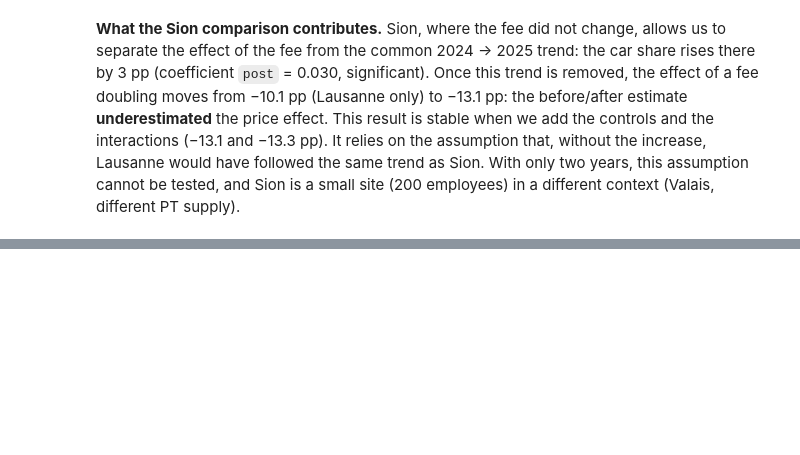
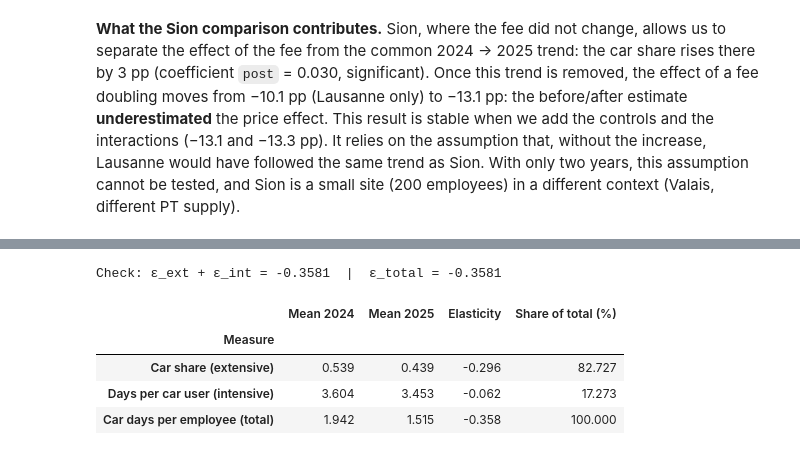
Before and after one commit to Mxlrt69/Public_Policy_Project, a Jupyter notebook: full_notebook.ipynb, the cells around one changed output, grey strips where cells are left out. Cells and saved outputs as stored; diff of their text form; code cells hidden in the pictures; blank space fills up the shorter version.

```diff
--- a/full_notebook.ipynb
+++ b/full_notebook.ipynb
@@ -1503,0 +1738,29 @@ table_B3.head()
+# %%
+# Decomposition on the SAME sample: the 800 Lausanne employees
+lau = df[df["site"] == "Lausanne"]
+m = lau.groupby("year").agg(
+    car_share=("uses_car", "mean"),                                              # extensive margin
+    days_per_user=("car_days_per_week", lambda s: s[s > 0].mean()),              # intensive margin
+    days_per_employee=("car_days_per_week", "mean"))                             # total (non-car users = 0)
+
+# Identity: days per employee = car share × days per car user
+assert np.allclose(m["days_per_employee"], m["car_share"] * m["days_per_user"])
+
+eps = {col: np.log(m.loc[2025, col] / m.loc[2024, col]) / np.log(4 / 2) for col in m.columns}
+table_C3 = pd.DataFrame({
+    "Measure":    ["Car share (extensive)", "Days per car user (intensive)", "Car days per employee (total)"],
+    "Mean 2024":  [m.loc[2024, c] for c in m.columns],
+    "Mean 2025":  [m.loc[2025, c] for c in m.columns],
+    "Elasticity": [eps[c] for c in m.columns],
+}).set_index("Measure")
+table_C3["Share of total (%)"] = table_C3["Elasticity"] / eps["days_per_employee"] * 100
+
+print(f"Check: ε_ext + ε_int = {eps['car_share'] + eps['days_per_user']:.4f}  |  ε_total = {eps['days_per_employee']:.4f}")
+table_C3.round(3)
+# %% [output]
+Check: ε_ext + ε_int = -0.3581  |  ε_total = -0.3581
+|  | Mean 2024 | Mean 2025 | Elasticity | Share of total (%) |
+| Measure |  |  |  |  |
+| Car share (extensive) | 0.539 | 0.439 | -0.296 | 82.727 |
+| Days per car user (intensive) | 3.604 | 3.453 | -0.062 | 17.273 |
+| Car days per employee (total) | 1.942 | 1.515 | -0.358 | 100.000 |
```
Also changed, not shown: parts of 12 cells of this notebook.
